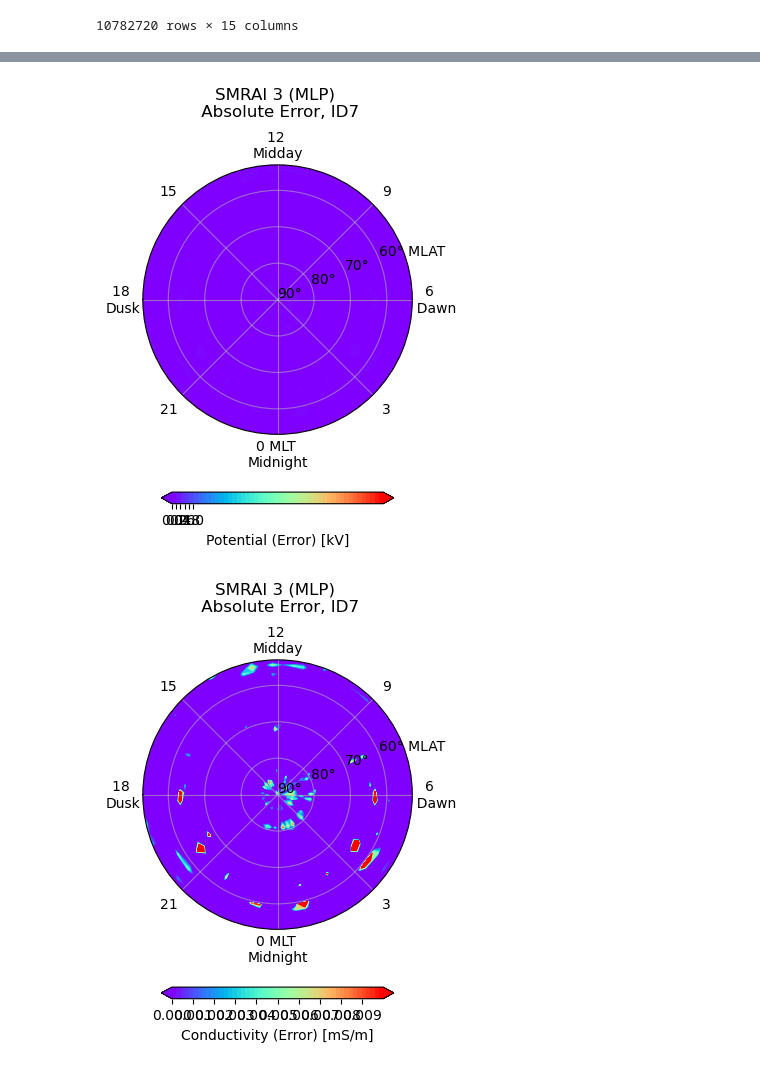
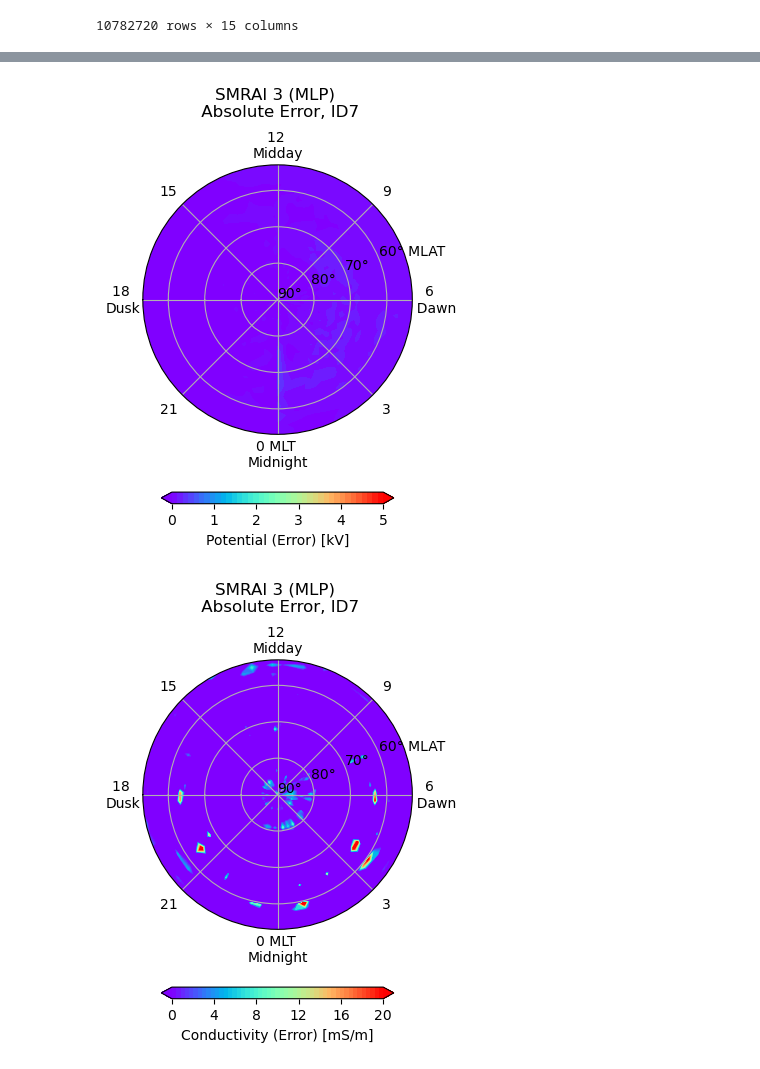
Before and after one commit to reddy-sachin/REPPU-ESN2, a Jupyter notebook: MLP/mlp_analysis.ipynb, the cells around one changed output, grey strips where cells are left out. Drawn from its saved outputs; the diff is of its cells as text; code cells hidden in the pictures.

```diff
--- a/MLP/mlp_analysis.ipynb
+++ b/MLP/mlp_analysis.ipynb
@@ -172,7 +176,7 @@ abs_error = (y_ds['y_diff'].values)
 
 fig, ax = plt.subplots(subplot_kw={'projection': 'polar'}, figsize=(6,5))
 
-c_true = ax.contourf(theta_rad, r, abs_error, levels=np.linspace(0, 1, 50), cmap='rainbow', extend='both')
+c_true = ax.contourf(theta_rad, r, abs_error, levels=np.linspace(0, 5, 40), cmap='rainbow', extend='both')
 ax.set_ylim([0, 37])
 ax.set_yticks([0, 10, 20, 30])
 ax.set_yticklabels(["90°", "80°", "70°", "60° MLAT"])
@@ -180,34 +184,47 @@ ax.set_xlim([-np.pi, np.pi])
 ax.set_xticks(np.linspace(-np.pi, np.pi, 9)[1:])
 ax.set_xticklabels(["21", "0 MLT \nMidnight", "3", "6 \n  Dawn", "9", "12 \nMidday", "15", "18 \nDusk"])
 ax.set_title(f'SMRAI 3 (MLP) \n Absolute Error, ID7', pad=10, fontsize=12)
-plt.colorbar(c_true, ax=ax, label='Potential (Error) [kV]', shrink=shrink, pad=0.15, ticks=np.arange(0,1.1,0.2), orientation='horizontal')
-ax.grid(True, linestyle='-', alpha=0.6)
+
+# Customize colorbar ticks and labels
+cb = plt.colorbar(c_true, ax=ax, label='Potential (Error) [kV]', shrink=shrink, pad=0.15, orientation='horizontal')
+tick_locator = ticker.MaxNLocator(nbins=6)
+cb.locator = tick_locator
+cb.update_ticks()
 
 #plt.savefig('MLP_potential_ID7.png', dpi=300, bbox_inches='tight')
 # %% [output]
-[figure, old version]
+[figure, new version]
 # %%
 # Define the polar plot parameters
 theta = np.linspace(0, 360, 80) - 90
 theta_rad = theta / 360 * 2 * np.pi
 r = 90 - np.linspace(53.1, 89.7, 30)
 shrink = .5
 
-abs_error = (y_ds['y_diff'].values)
+abs_error = (y_ds['y_diff'].values) * 1e3
 
 fig, ax = plt.subplots(subplot_kw={'projection': 'polar'}, figsize=(6,5))
 
-c_true = ax.contourf(theta_rad, r, abs_error, levels=np.linspace(0, 0.01, 50), cmap='rainbow', extend='both')
+c_true = ax.contourf(theta_rad, r, abs_error, levels=np.linspace(0, 20, 50), cmap='rainbow', extend='both')
 ax.set_ylim([0, 37])
 ax.set_yticks([0, 10, 20, 30])
 ax.set_yticklabels(["90°", "80°", "70°", "60° MLAT"])
 ax.set_xlim([-np.pi, np.pi])
 ax.set_xticks(np.linspace(-np.pi, np.pi, 9)[1:])
 ax.set_xticklabels(["21", "0 MLT \nMidnight", "3", "6 \n  Dawn", "9", "12 \nMidday", "15", "18 \nDusk"])
 ax.set_title(f'SMRAI 3 (MLP) \n Absolute Error, ID7', pad=10, fontsize=12)
-plt.colorbar(c_true, ax=ax, label='Conductivity (Error) [mS/m]', shrink=shrink, pad=0.15, ticks=np.arange(0,0.01,0.001), orientation='horizontal')
-ax.grid(True, linestyle='-', alpha=0.6)
 
-#plt.savefig('MLP_potential_ID7.png', dpi=300, bbox_inches='tight')
+
+# Customize colorbar ticks and labels
+cb = plt.colorbar(c_true, ax=ax, label='Conductivity (Error) [mS/m]', shrink=shrink, pad=0.15, orientation='horizontal')
+tick_locator = ticker.MaxNLocator(nbins=6)
+cb.locator = tick_locator
+cb.update_ticks()
+
+# Convert ticks to scientific notation
+#ick_values = cb.ax.get_xticks()
+#cb.ax.set_xticklabels([f"{tick:.0e}" for tick in tick_values])
+
+#plt.savefig('MLP_conductivity_ID7.png', dpi=300, bbox_inches='tight')
 # %% [output]
-[figure, old version]
+[figure, new version]
```
Also changed, not shown: parts of 8 cells of this notebook, 16 other files.
